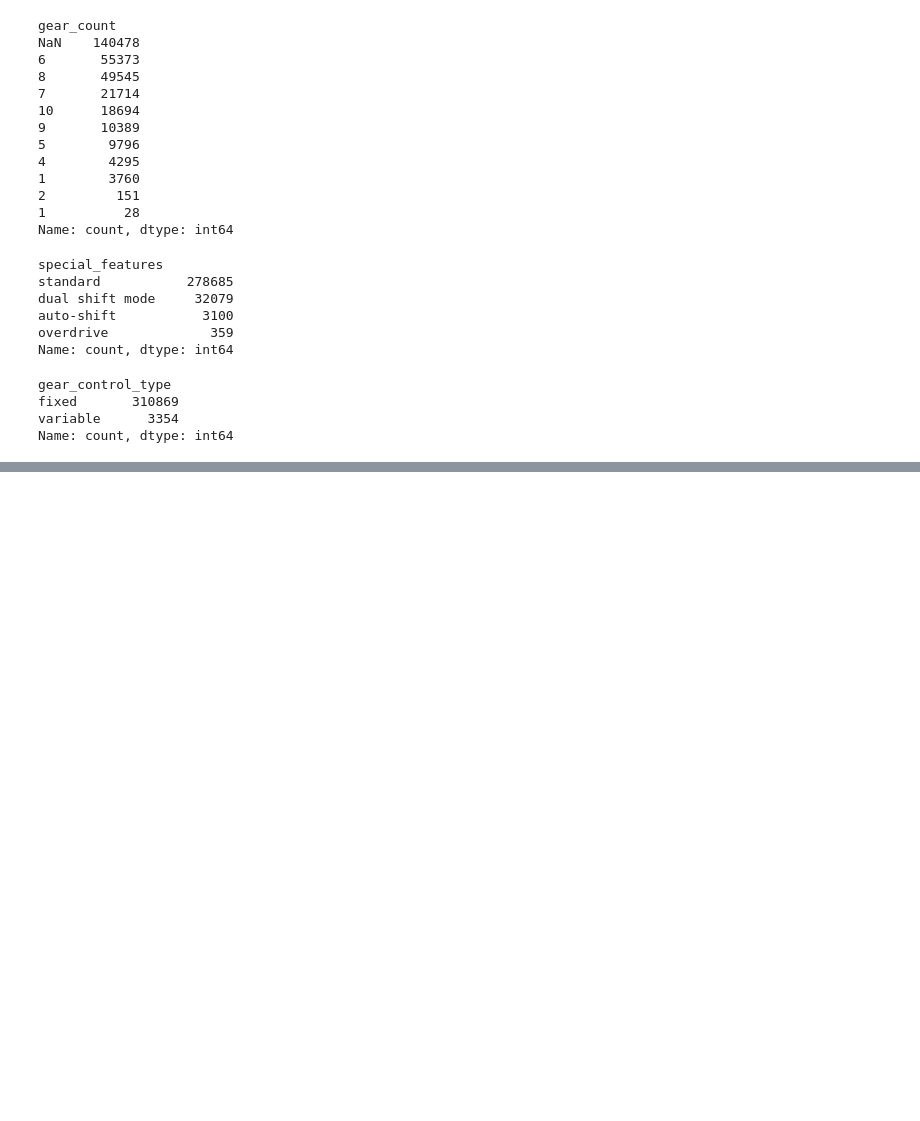
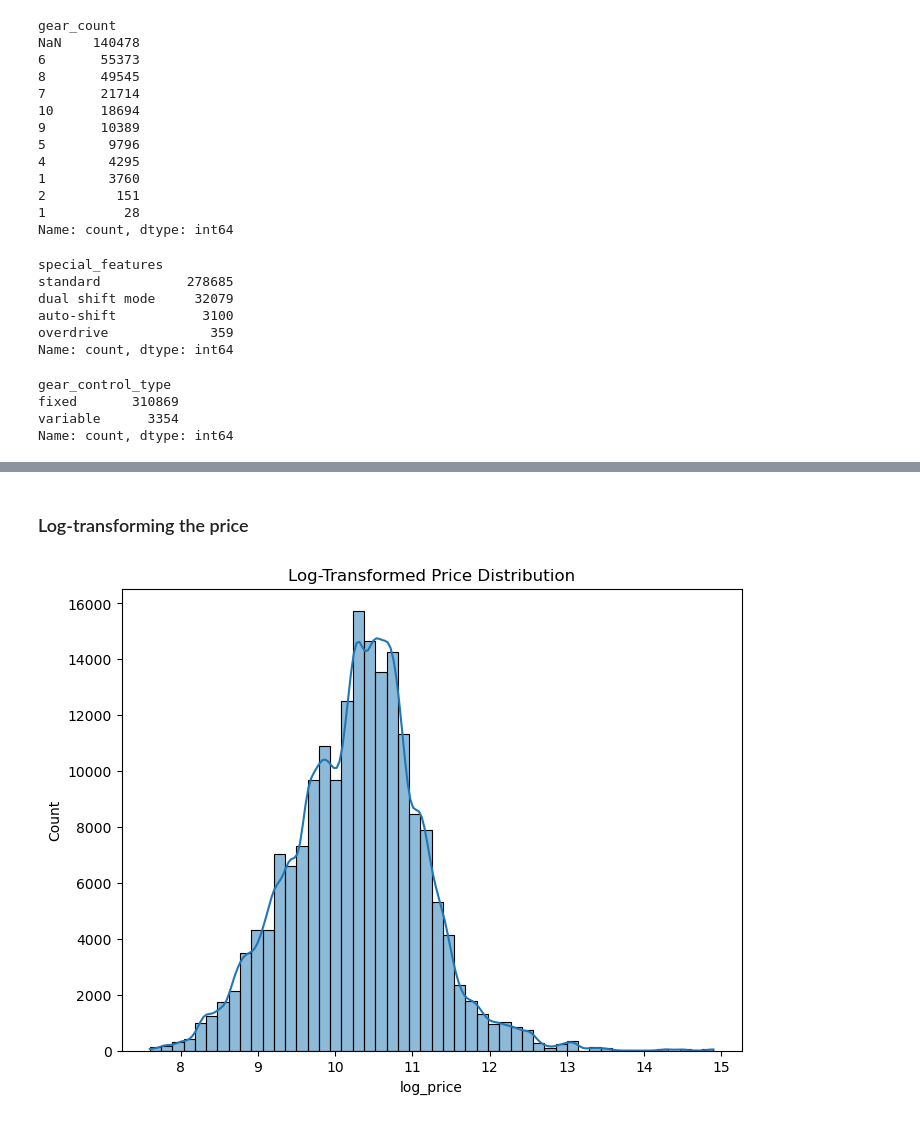
Before and after one commit to recepsenoglu/kaggle-used-car-price-regression, a Jupyter notebook: main.ipynb, the cells around one changed output, grey strips where cells are left out. Cells and saved outputs as stored; diff of their text form; code cells hidden in the pictures; blank space fills up the shorter version.

```diff
--- a/main.ipynb
+++ b/main.ipynb
@@ -468,0 +448,4 @@ Name: count, dtype: int64
+# %%
+df['gear_count_missing'] = df['gear_count'].isnull().astype(int)
+df['horsepower_missing'] = df['horsepower'].isnull().astype(int)
+df['fuel_type_missing'] = df['fuel_type'].isnull().astype(int)
@@ -468,0 +461,13 @@ Name: count, dtype: int64
+# %% [markdown]
+### Log-transforming the price
+# %%
+# If the distribution is highly skewed, you can try log-transforming the price
+df.loc[df['data_type'] == 'train', 'log_price'] = np.log1p(df.loc[df['data_type'] == 'train', 'price'])
+
+# Visualize the transformed price distribution
+plt.figure(figsize=(8,6))
+sns.histplot(df.loc[df['data_type'] == 'train', 'log_price'], bins=50, kde=True)
+plt.title('Log-Transformed Price Distribution')
+plt.show()
+# %% [output]
+[figure, added]
```
Also changed, not shown: parts of 32 cells of this notebook, 1 other file.
